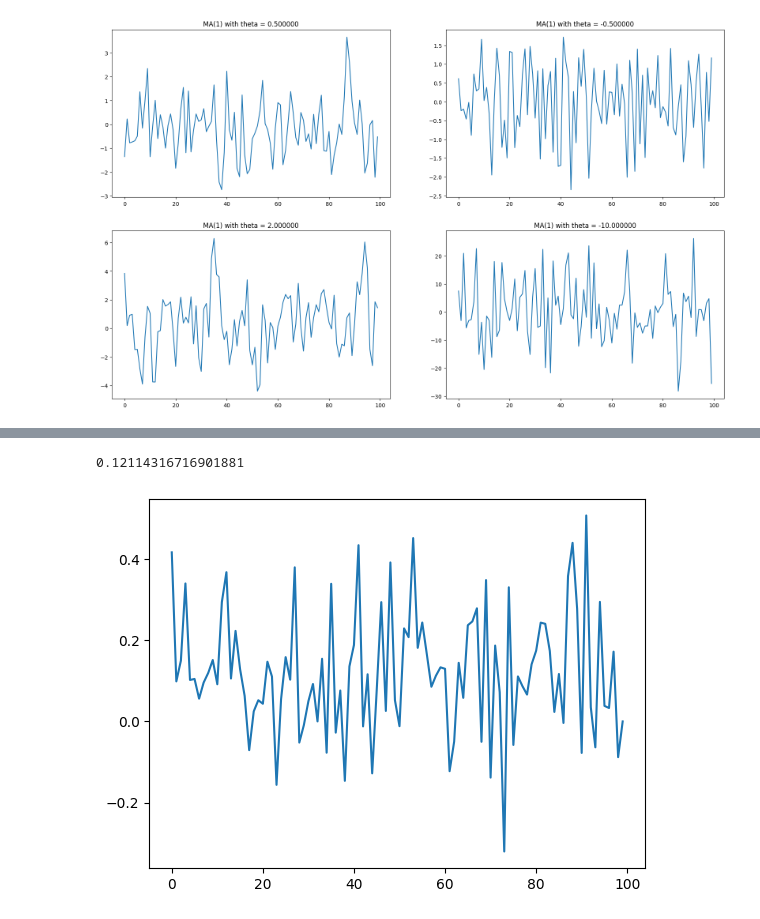
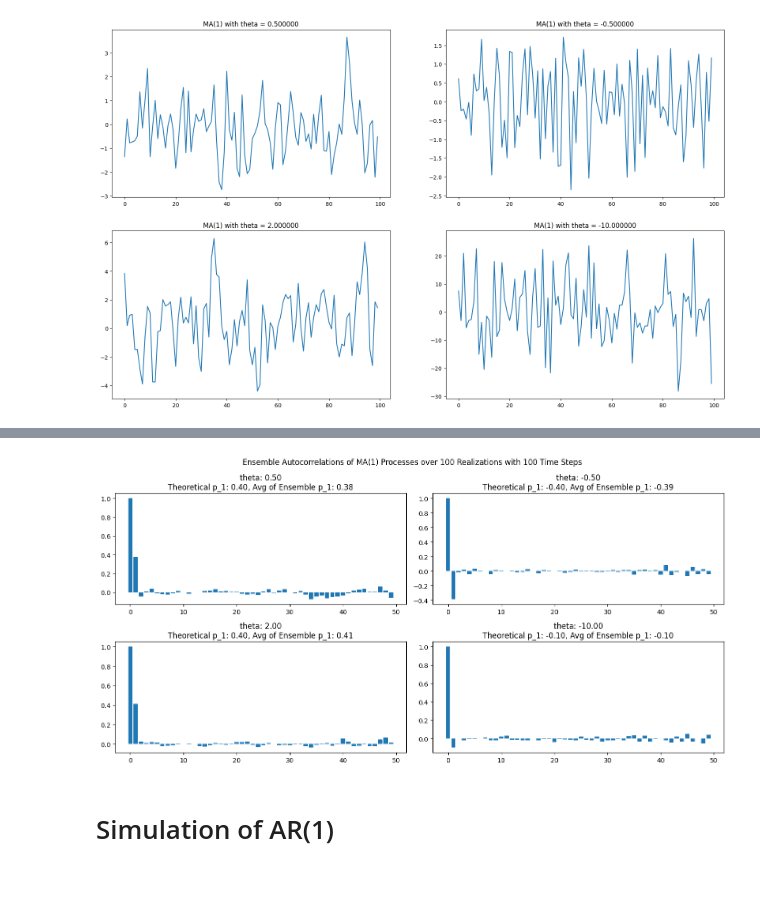
Before and after one commit to JohnYCLam/MachineLearning, a Jupyter notebook: Time_Series_Analysis.ipynb, the cells around one changed output, grey strips where cells are left out. Cells and saved outputs as stored; diff of their text form; code cells hidden in the pictures; blank space fills up the shorter version.

```diff
--- a/Time_Series_Analysis.ipynb
+++ b/Time_Series_Analysis.ipynb
@@ -290,8 +262,6 @@ pd_mas.cov()/pd_mas.var()
-# %%
-auto_cor.mean()
-# %% [output]
-0.12114316716901881
-# %%
-plt.plot(np.arange(100),auto_cor);
-# %% [output]
-[figure, removed]
+# %%
+realization.plot_ensemble_auto_corr()
+# %% [output]
+[figure, added]
+# %% [markdown]
+# Simulation of AR(1)
```
Also changed, not shown: parts of 11 cells of this notebook.
